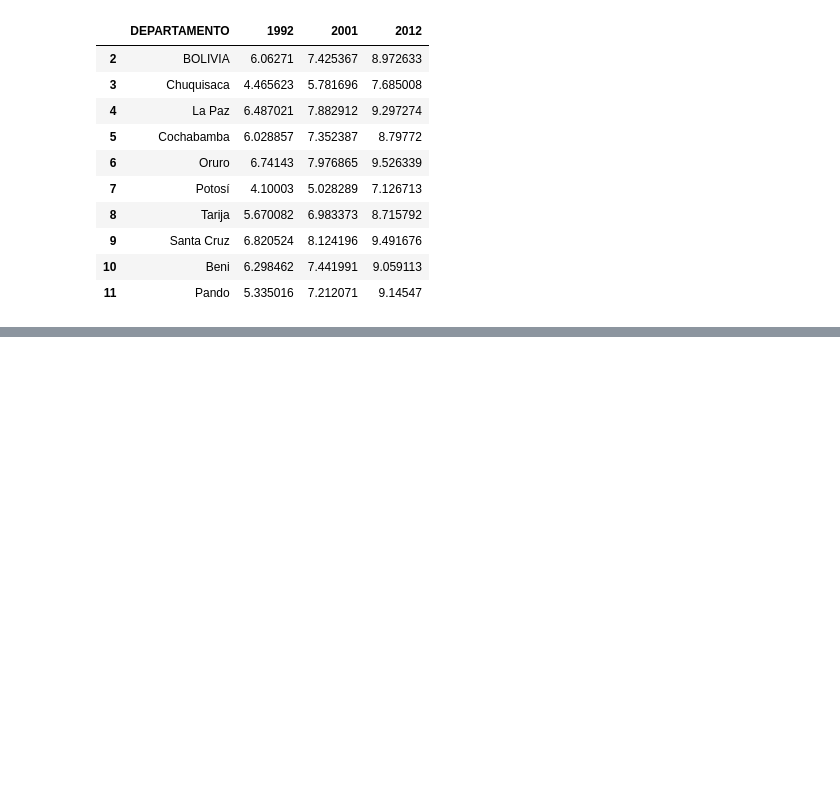
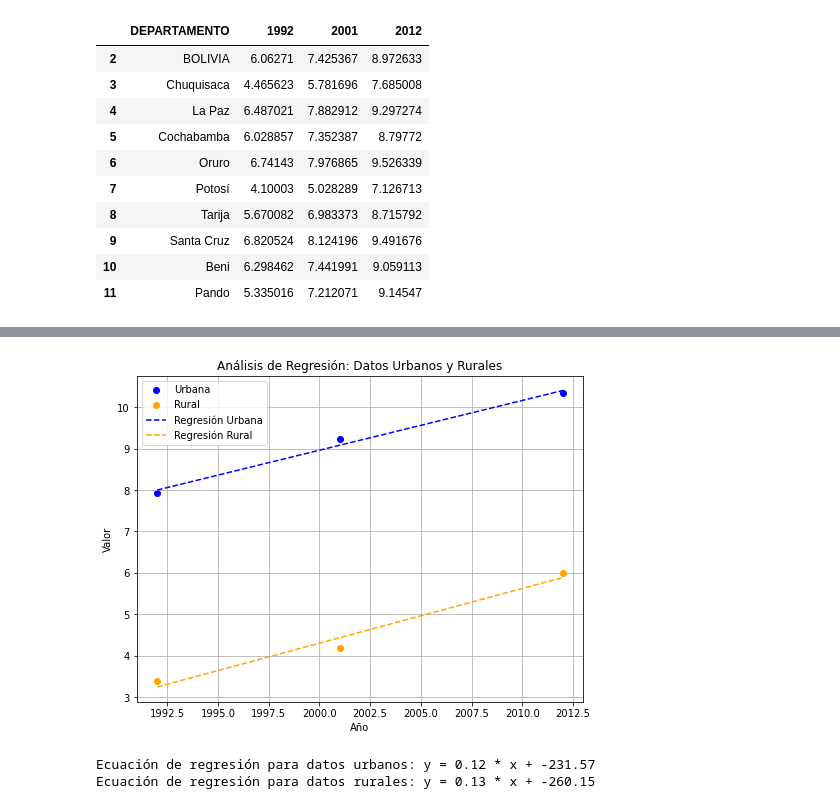
Before and after one commit to raulink/educacion-py, a Jupyter notebook: main.ipynb, the cells around one changed output, grey strips where cells are left out. Drawn from its saved outputs; the diff is of its cells as text; code cells hidden in the pictures; blank space fills up the shorter version.

```diff
--- a/main.ipynb
+++ b/main.ipynb
@@ -67,0 +127,76 @@ df_bolivia
+# %%
+import numpy as np
+from sklearn.linear_model import LinearRegression
+import matplotlib.pyplot as plt
+
+# Datos proporcionados
+years = np.array([1992, 2001, 2012])
+urbana = np.array([7.92, 9.23, 10.34])
+rural = np.array([3.38, 4.19, 6.00])
+
+# Reshape de los datos para que sean matrices 2D
+years = years.reshape(-1, 1)
+urbana = urbana.reshape(-1, 1)
+rural = rural.reshape(-1, 1)
+
+# Crear y ajustar el modelo de regresión lineal para datos urbanos
+modelo_urbana = LinearRegression()
+modelo_urbana.fit(years, urbana)
+
+# Crear y ajustar el modelo de regresión lineal para datos rurales
+modelo_rural = LinearRegression()
+modelo_rural.fit(years, rural)
+
+# Predecir los valores para hacer las gráficas de regresión
+urbana_pred = modelo_urbana.predict(years)
+rural_pred = modelo_rural.predict(years)
+
+# Crear gráfico de dispersión y líneas de regresión
+plt.figure(figsize=(8, 6))
+plt.scatter(years, urbana, label='Urbana', color='blue')
+plt.scatter(years, rural, label='Rural', color='orange')
+plt.plot(years, urbana_pred, color='blue', linestyle='--', label='Regresión Urbana')
+plt.plot(years, rural_pred, color='orange', linestyle='--', label='Regresión Rural')
+plt.title('Análisis de Regresión: Datos Urbanos y Rurales')
+plt.xlabel('Año')
+plt.ylabel('Valor')
+plt.legend()
+plt.grid(True)
+
+plt.show()
+# %% [output]
+[figure, added]
+# %%
+from sklearn.linear_model import LinearRegression
+
+# Datos proporcionados
+years = np.array([1992, 2001, 2012])
+urbana = np.array([7.92, 9.23, 10.34])
+rural = np.array([3.38, 4.19, 6.00])
+
+# Reshape de los datos para que sean matrices 2D
+years = years.reshape(-1, 1)
+urbana = urbana.reshape(-1, 1)
+rural = rural.reshape(-1, 1)
+
+# Crear y ajustar el modelo de regresión lineal para datos urbanos
+modelo_urbana = LinearRegression()
+modelo_urbana.fit(years, urbana)
+
+# Crear y ajustar el modelo de regresión lineal para datos rurales
+modelo_rural = LinearRegression()
+modelo_rural.fit(years, rural)
+
+# Obtener coeficientes e intercepto de los modelos
+coef_urbana = modelo_urbana.coef_[0][0]
+intercept_urbana = modelo_urbana.intercept_[0]
+
+coef_rural = modelo_rural.coef_[0][0]
+intercept_rural = modelo_rural.intercept_[0]
+
+# Imprimir ecuaciones de regresión
+print(f"Ecuación de regresión para datos urbanos: y = {coef_urbana:.2f} * x + {intercept_urbana:.2f}")
+print(f"Ecuación de regresión para datos rurales: y = {coef_rural:.2f} * x + {intercept_rural:.2f}")
+# %% [output]
+Ecuación de regresión para datos urbanos: y = 0.12 * x + -231.57
+Ecuación de regresión para datos rurales: y = 0.13 * x + -260.15
```
Also changed, not shown: parts of 5 cells of this notebook, 4 other files.
